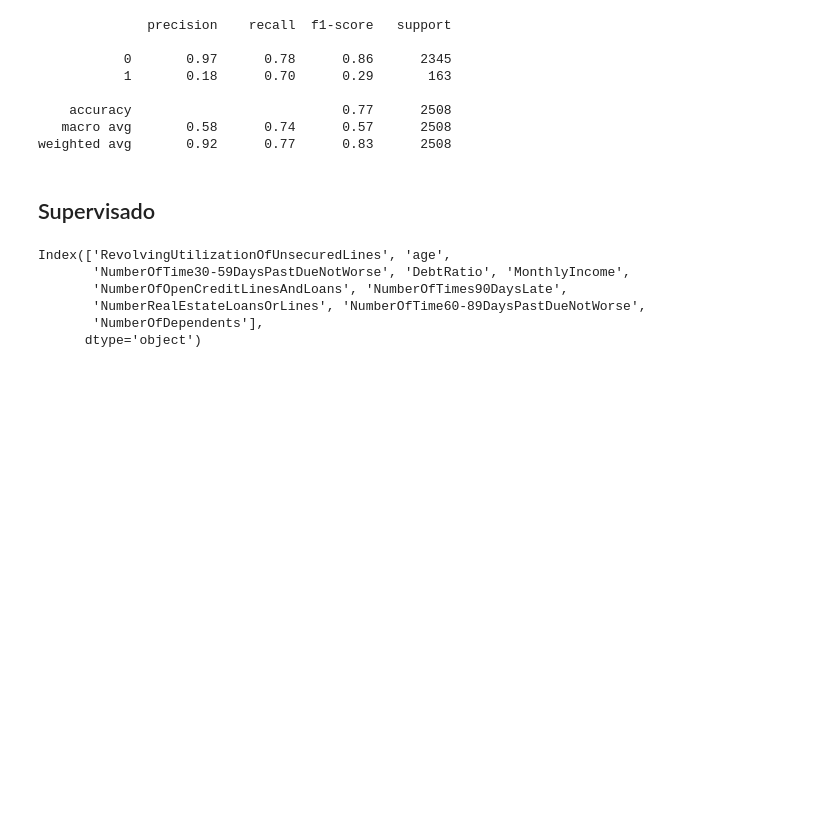
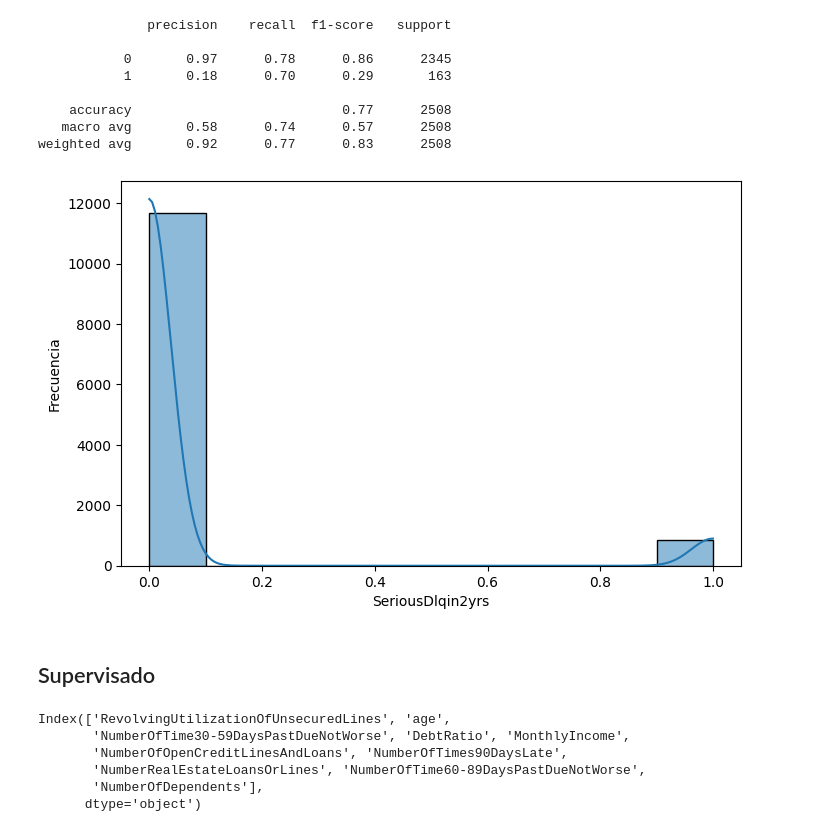
Before and after one commit to 94gema/TOOLBOX_THEBRIDGE, a Jupyter notebook: Sprint18_Team_Challenge/entrega_pipelines.ipynb, the cells around one changed output. Drawn from its saved outputs; the diff is of its cells as text; code cells hidden in the pictures; blank space fills up the shorter version.

```diff
--- a/Sprint18_Team_Challenge/entrega_pipelines.ipynb
+++ b/Sprint18_Team_Challenge/entrega_pipelines.ipynb
@@ -132,5 +201,14 @@ print(classification_report(y_test, y_pred))
     accuracy                           0.77      2508
    macro avg       0.58      0.74      0.57      2508
 weighted avg       0.92      0.77      0.83      2508
+# %%
+# Comprobamos que nuestro target no tiene una distribución gausiana
+plt.figure(figsize=(8, 5))
+sns.histplot(df[target], bins=10, kde=True)
+plt.xlabel(target)
+plt.ylabel('Frecuencia')
+plt.show()
+# %% [output]
+[figure, added]
 # %% [markdown]
 ## Supervisado
```
Also changed, not shown: parts of 37 cells of this notebook, 2 other files.
